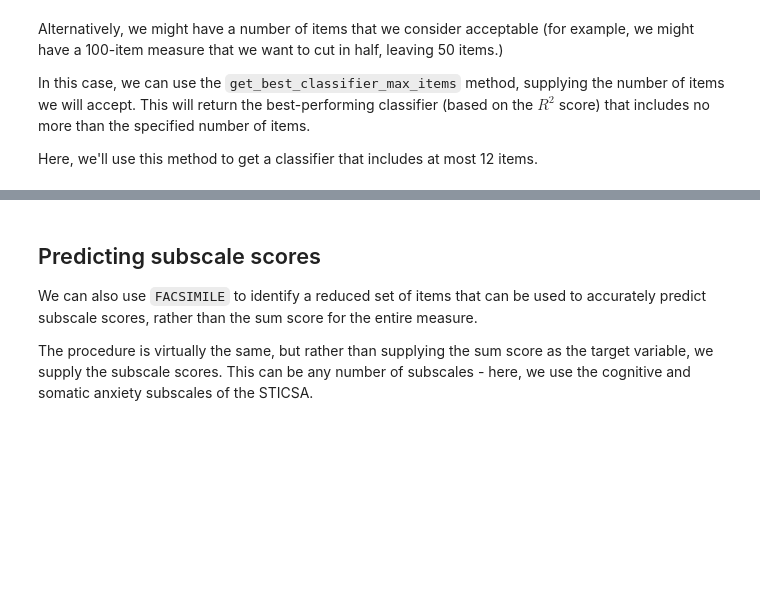
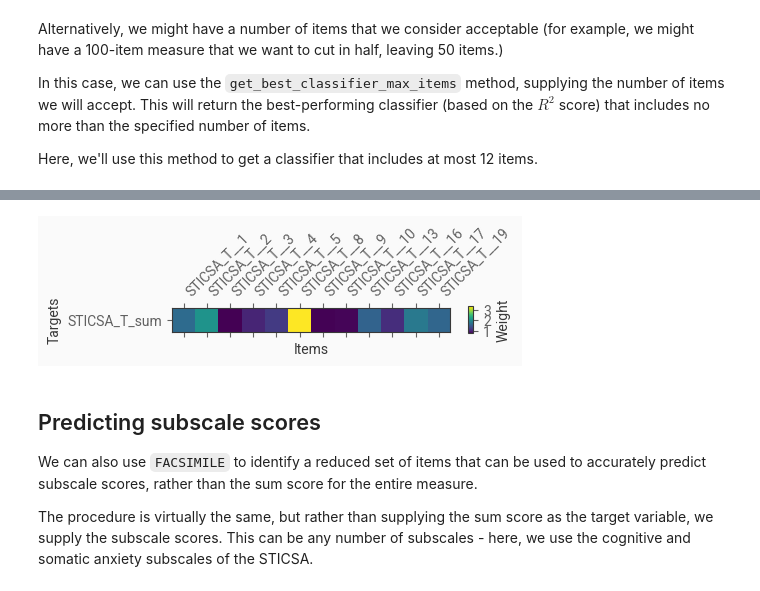
Before and after one commit to the-wise-lab/FACSIMILE, a Jupyter notebook: docs/examples/sticsa_example.ipynb, the cells around one changed output, grey strips where cells are left out. Saved outputs shown, nothing was run; the diff lists cells and outputs as text; code cells hidden in the pictures; blank space fills up the shorter version.

```diff
--- a/docs/examples/sticsa_example.ipynb
+++ b/docs/examples/sticsa_example.ipynb
@@ -221,4 +227,8 @@ Number of included items: 20.0
 [figure]
+# %%
+clf.plot_weights()
+# %% [output]
+[figure, added]
 # %% [markdown]
 ## Predicting subscale scores
 
```
Also changed, not shown: parts of 6 cells of this notebook, 2 other files.
